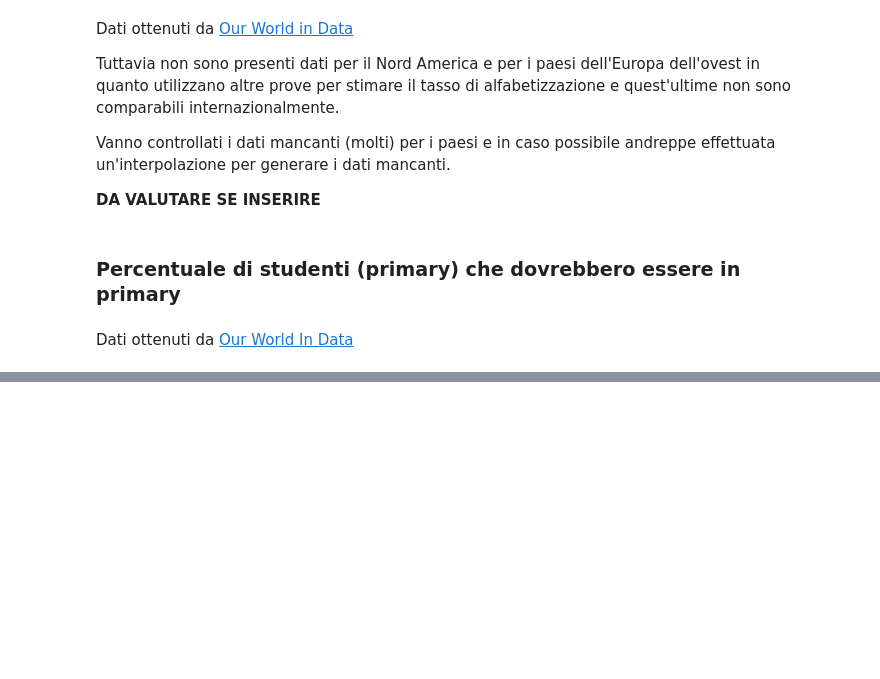
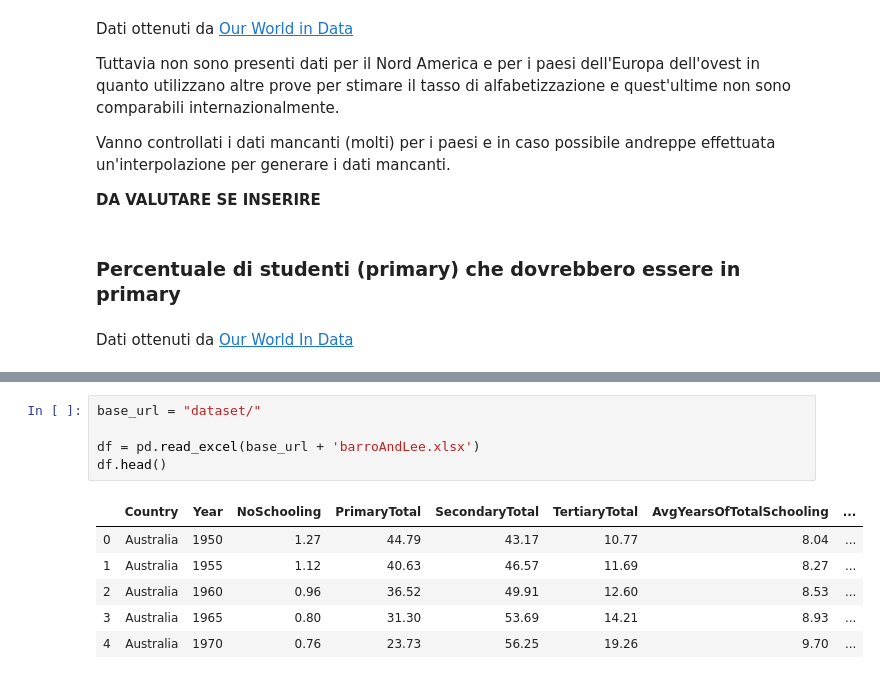
Before and after one commit to alepistola/HumanDataScience, a Jupyter notebook: hds_project.ipynb, the cells around one changed output, grey strips where cells are left out. Drawn from its saved outputs; the diff is of its cells as text; blank space fills up the shorter version.

```diff
--- a/hds_project.ipynb
+++ b/hds_project.ipynb
@@ -60,0 +85,12 @@ Dati ottenuti da [Our World In Data]()
+# %%
+base_url = "dataset/"
+
+df = pd.read_excel(base_url + 'barroAndLee.xlsx')
+df.head()
+# %% [output]
+|  | Country | Year | NoSchooling | PrimaryTotal | SecondaryTotal | TertiaryTotal | AvgYearsOfTotalSchooling | ... |
+| 0 | Australia | 1950 | 1.27 | 44.79 | 43.17 | 10.77 | 8.04 | ... |
+| 1 | Australia | 1955 | 1.12 | 40.63 | 46.57 | 11.69 | 8.27 | ... |
+| 2 | Australia | 1960 | 0.96 | 36.52 | 49.91 | 12.60 | 8.53 | ... |
+| 3 | Australia | 1965 | 0.80 | 31.30 | 53.69 | 14.21 | 8.93 | ... |
+| 4 | Australia | 1970 | 0.76 | 23.73 | 56.25 | 19.26 | 9.70 | ... |
```
Also changed, not shown: parts of 9 cells of this notebook.
